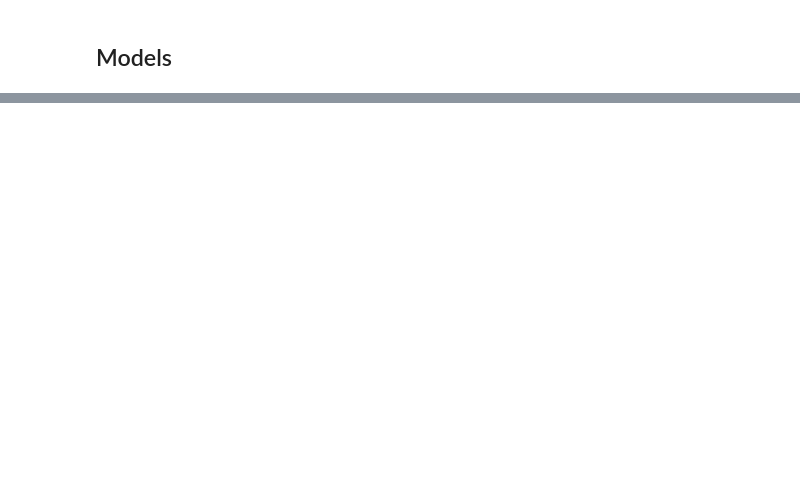
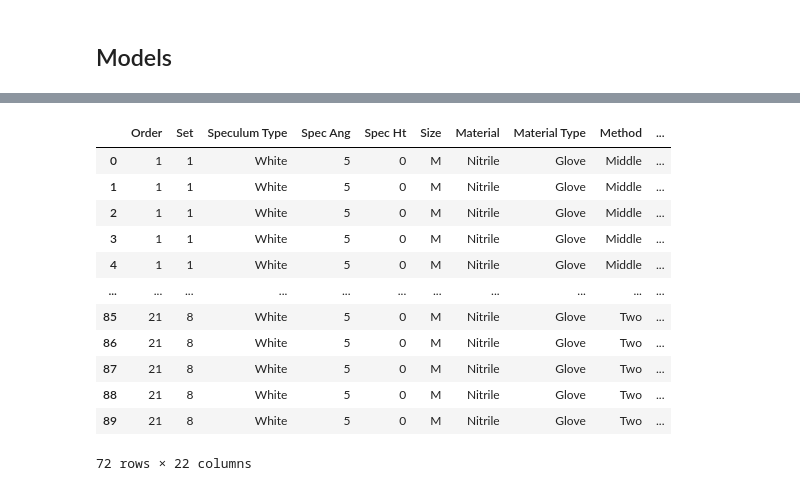
Before and after one commit to ryerrabelli/SpeculumAnalysis, a Jupyter notebook: src/notebooks/2_speculum_data_stats.ipynb, the cells around one changed output, grey strips where cells are left out. Saved outputs shown, nothing was run; the diff lists cells and outputs as text; code cells hidden in the pictures; blank space fills up the shorter version.

```diff
--- a/src/notebooks/2_speculum_data_stats.ipynb
+++ b/src/notebooks/2_speculum_data_stats.ipynb
@@ -752,0 +775,37 @@ display(anova_tables)
+# %%
+criteria = {"mmHg":[40,80,120,160,200], "Material":["Nitrile"]}
+df_sampled = df_long.loc[ np.all([ (type(val)!=list and df_long[arg]==val ) or np.in1d(df_long[arg],val)  for arg, val in criteria.items()], axis=0) ]
+#df_sampled.loc[:,"mmHg"] = df_sampled["mmHg"].astype(np.int64)
+df_sampled = df_sampled.astype({"mmHg": "int64"})
+
+y = "wd_rel"
+varying = "Size"
+
+model = smf.ols(f"{y} ~ mmHg + C(Q('{varying}'))", data=df_sampled)
+ols_result = model.fit()
+df_sampled["predicted"] = ols_result.predict(df_sampled)
+
+import plotly.express as px
+df = px.data.iris()
+fig = px.scatter(df_sampled, x="wd_rel", y="predicted", color="Size",
+                 size='mmHg', hover_data=['Material'],
+                 #template="simple_white"
+                 )
+fig.update_layout(shapes = [{'type': 'line', 'yref': 'paper', 'xref': 'paper', 'y0': 0, 'y1': 1, 'x0': 0, 'x1': 1}])
+
+fig.update_layout(
+        #shapes = [{'type': 'line', 'yref': 'paper', 'xref': 'paper', 'y0': 0, 'y1': 1, 'x0': 0, 'x1': 1}],
+        width=500, height=500,
+    )
+
+fig.update_xaxes(tickformat=".0%", tickwidth=2,  nticks=21, ticklabelstep=4,
+                        mirror="ticks", linewidth=2, range=(0,1),
+                        showgrid=True, gridcolor="#DDD",
+                        showspikes=True, spikemode="across", spikethickness=2, spikedash="solid", # ticklabelposition="inside top",
+                        )
+fig.update_yaxes(tickformat=".0%", tickwidth=2,  nticks=21, ticklabelstep=4,
+                        mirror="ticks", linewidth=2, range=(0,1),
+                        showgrid=True, gridcolor="#DDD",
+                        showspikes=True, spikemode="across", spikethickness=2, spikedash="solid", # ticklabelposition="inside top",
+                        )
+fig.show()
@@ -753,3 +814,19 @@ display(anova_tables)
+# %%
+df_sampled
+# %% [output]
+|  | Order | Set | Speculum Type | Spec Ang | Spec Ht | Size | Material | Material Type | Method | ... |
+| 0 | 1 | 1 | White | 5 | 0 | M | Nitrile | Glove | Middle | ... |
+| 1 | 1 | 1 | White | 5 | 0 | M | Nitrile | Glove | Middle | ... |
+| 2 | 1 | 1 | White | 5 | 0 | M | Nitrile | Glove | Middle | ... |
+| 3 | 1 | 1 | White | 5 | 0 | M | Nitrile | Glove | Middle | ... |
+| 4 | 1 | 1 | White | 5 | 0 | M | Nitrile | Glove | Middle | ... |
+| ... | ... | ... | ... | ... | ... | ... | ... | ... | ... | ... |
+| 85 | 21 | 8 | White | 5 | 0 | M | Nitrile | Glove | Two | ... |
+| 86 | 21 | 8 | White | 5 | 0 | M | Nitrile | Glove | Two | ... |
+| 87 | 21 | 8 | White | 5 | 0 | M | Nitrile | Glove | Two | ... |
+| 88 | 21 | 8 | White | 5 | 0 | M | Nitrile | Glove | Two | ... |
+| 89 | 21 | 8 | White | 5 | 0 | M | Nitrile | Glove | Two | ... |
+72 rows × 22 columns
 # %%
 df_long.head()
 # %% [output]
```
Also changed, not shown: parts of 7 cells of this notebook.
